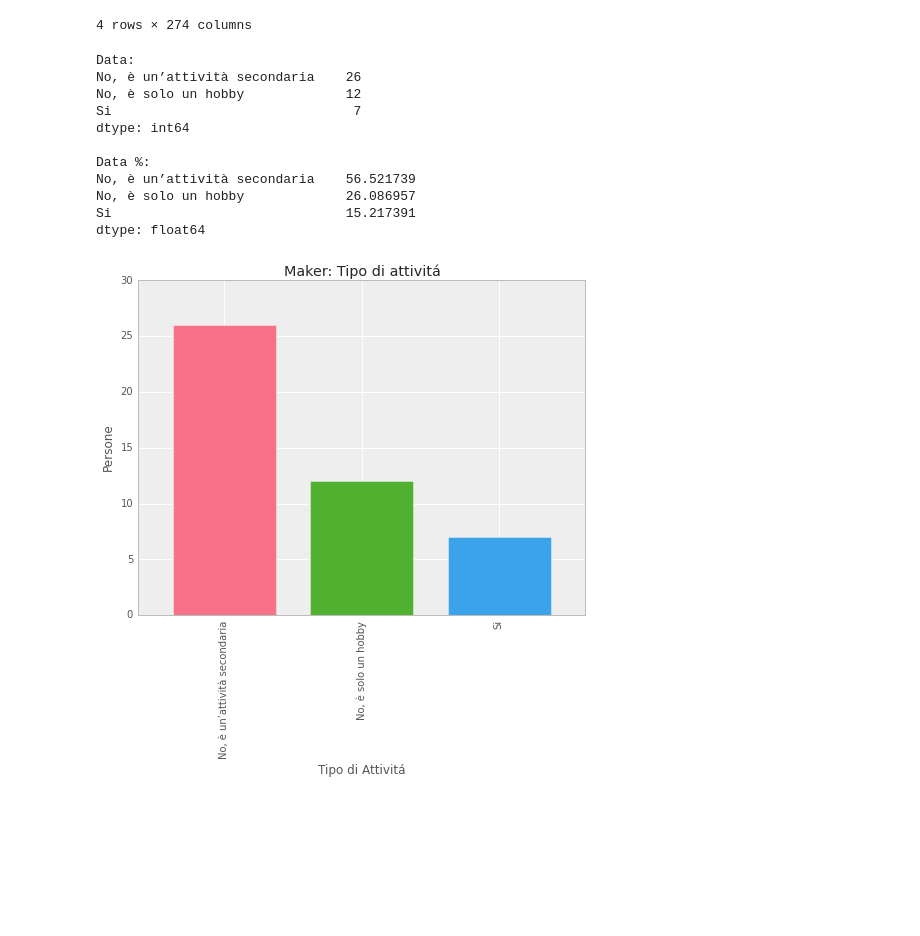
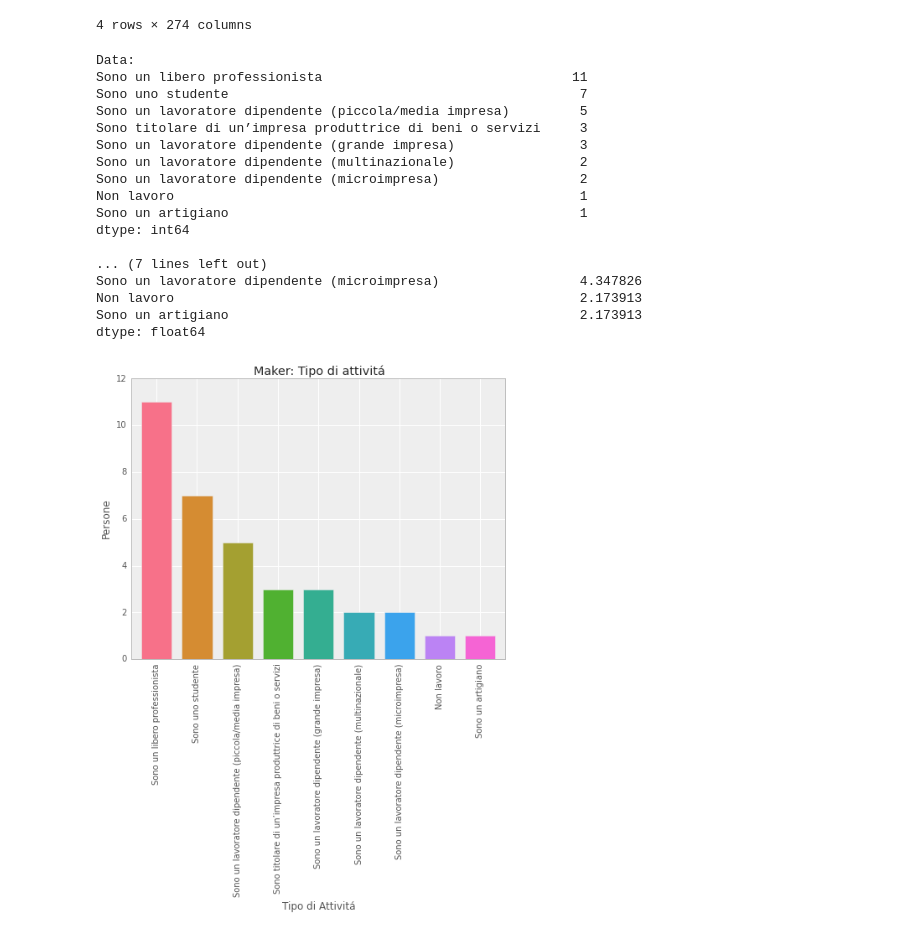
Before and after one commit to openp2pdesign/Makers-Inquiry---Analysis, a Jupyter notebook: Q013.ipynb, the cells around one changed output. Saved outputs shown, nothing was run; the diff lists cells and outputs as text; code cells hidden in the pictures; blank space fills up the shorter version.

```diff
--- a/Q013.ipynb
+++ b/Q013.ipynb
@@ -69,31 +67,37 @@ data[0:4] # Equals to data.head()
 | 3 | 17 | 2014-07-03 07:18:20 | 12 | it | 2014-07-03 07:05:16 | 2014-07-03 07:18:20 | Progettista autoproduttore | 29 | Maschio | ... |
 4 rows × 274 columns
 # %%
-# Get the distribution of way of living
-activity = data["Q012"].value_counts()
+# Get the distribution of activity type
+activity_type = data["Q013"].value_counts()
 print "Data:"
-print activity
+print activity_type
 print ""
 print "Data %:"
-print data["Q012"].value_counts(normalize=True) * 100
+print data["Q013"].value_counts(normalize=True) * 100
 
 # Plot the data
 plt.figure(figsize=(8,6))
 plt.xlabel(u'Tipo di Attivitá')
 plt.ylabel('Persone')
-my_colors = seaborn.color_palette("husl", len(activity)) # Set color palette
-activity.plot(kind="bar",title=u"Maker: Tipo di attivitá",color=my_colors)
-plt.savefig(u"pdf/Q012-MakerTipoAttivitá.pdf") # Save pdf
+my_colors = seaborn.color_palette("husl", len(activity_type)) # Set color palette
+activity_type.plot(kind="bar",title=u"Maker: Tipo di attivitá",color=my_colors)
+plt.savefig(u"pdf/Q013-MakerTipoAttivitá.pdf") # Save pdf
 # %% [output]
 Data:
-No, è un’attività secondaria    26
-No, è solo un hobby             12
-Si                               7
+Sono un libero professionista                                11
+Sono uno studente                                             7
+Sono un lavoratore dipendente (piccola/media impresa)         5
+Sono titolare di un’impresa produttrice di beni o servizi     3
+Sono un lavoratore dipendente (grande impresa)                3
+Sono un lavoratore dipendente (multinazionale)                2
+Sono un lavoratore dipendente (microimpresa)                  2
+Non lavoro                                                    1
+Sono un artigiano                                             1
 dtype: int64
 
-Data %:
-No, è un’attività secondaria    56.521739
-No, è solo un hobby             26.086957
-Si                              15.217391
+... (7 lines left out)
+Sono un lavoratore dipendente (microimpresa)                  4.347826
+Non lavoro                                                    2.173913
+Sono un artigiano                                             2.173913
 dtype: float64
-[figure, old version]
+[figure, new version]
```
Also changed, not shown: parts of 1 cell of this notebook, 1 other file.
